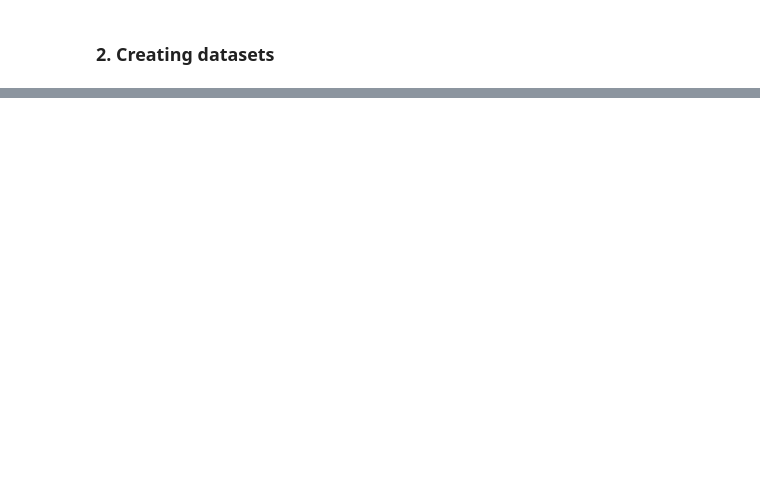
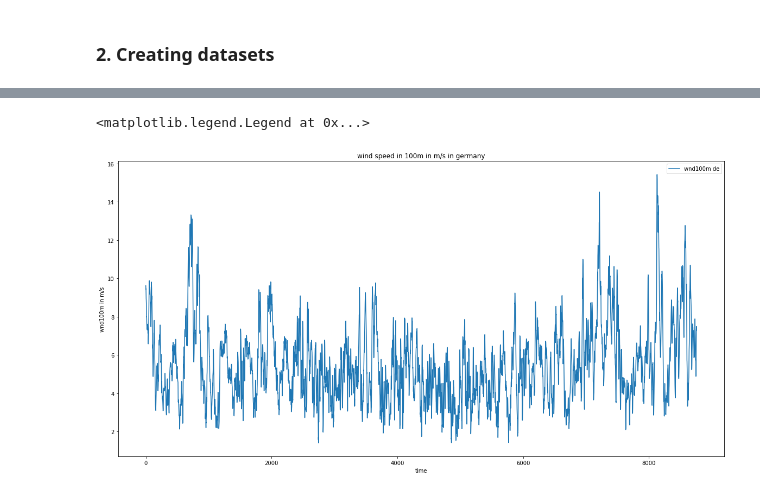
Before and after one commit to fitzthomas/ma_probabilistic_forecasts, a Jupyter notebook: era5_to_capfacts.ipynb, the cells around one changed output, grey strips where cells are left out. Drawn from its saved outputs; the diff is of its cells as text; code cells hidden in the pictures; blank space fills up the shorter version.

```diff
--- a/era5_to_capfacts.ipynb
+++ b/era5_to_capfacts.ipynb
@@ -343,0 +386,11 @@ plt.legend()
+# %%
+wnd100m_de = ds["wnd100m"].sel(region="DE0 0 on")
+plt.figure(figsize=(20,10))
+plt.plot(wnd100m_de, label="wnd100m de")
+plt.xlabel("time")
+plt.ylabel("wnd100m in m/s")
+plt.title("wind speed in 100m in m/s in germany")
+plt.legend()
+# %% [output]
+<matplotlib.legend.Legend at 0x...>
+[figure, added]
```
Also changed, not shown: parts of 11 cells of this notebook.
